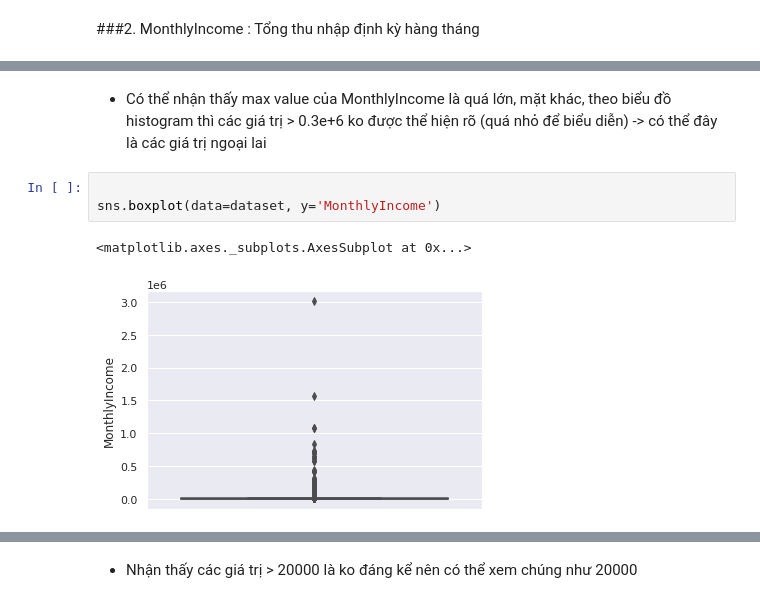
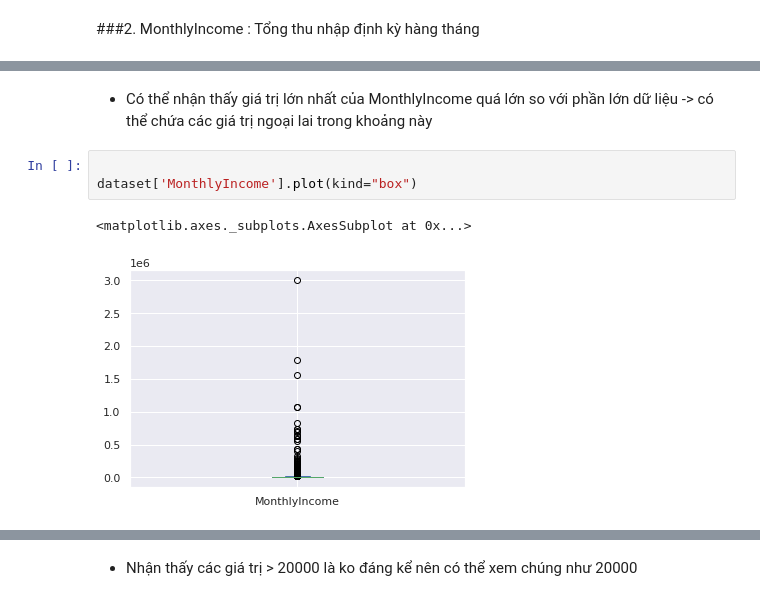
Before and after one commit to NguyenHien19/Credit-risk-for-bank-user, a Jupyter notebook: PTDL.ipynb, the cells around one changed output, grey strips where cells are left out. Drawn from its saved outputs; the diff is of its cells as text.

Commit message:
Được tạo bằng Colaboratory

```diff
--- a/PTDL.ipynb
+++ b/PTDL.ipynb
@@ -225,11 +226,11 @@ Name: MonthlyIncome, dtype: float64
-# %% [markdown]
-- Có thể nhận thấy max value của MonthlyIncome là quá lớn, mặt khác, theo biểu đồ histogram thì các giá trị > 0.3e+6 ko được thể hiện rõ (quá nhỏ để biểu diễn) -> có thể đây là các giá trị ngoại lai
+# %% [markdown]
+- Có thể nhận thấy giá trị lớn nhất của MonthlyIncome quá lớn so với phần lớn dữ liệu -> có thể chứa các giá trị ngoại lai trong khoảng này
 # %%
 
-sns.boxplot(data=dataset, y='MonthlyIncome')
+dataset['MonthlyIncome'].plot(kind="box")
 # %% [output]
 <matplotlib.axes._subplots.AxesSubplot at 0x...>
-[figure, old version]
+[figure, new version]
 # %%
 
 len(dataset[dataset['MonthlyIncome']>20000])
```
Also changed, not shown: parts of 53 cells of this notebook.
